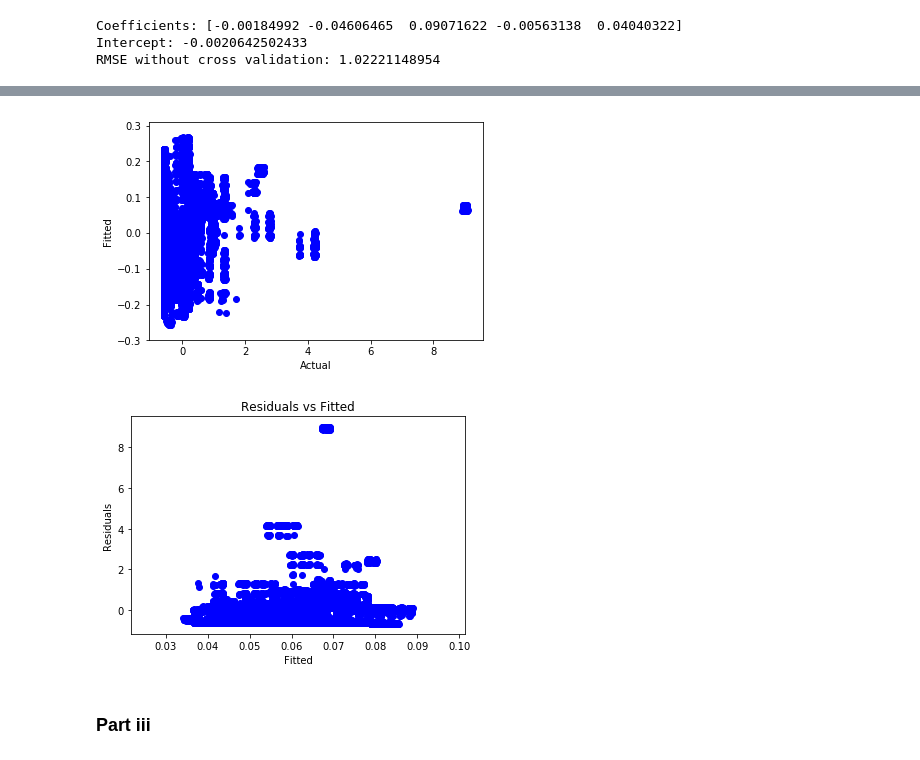
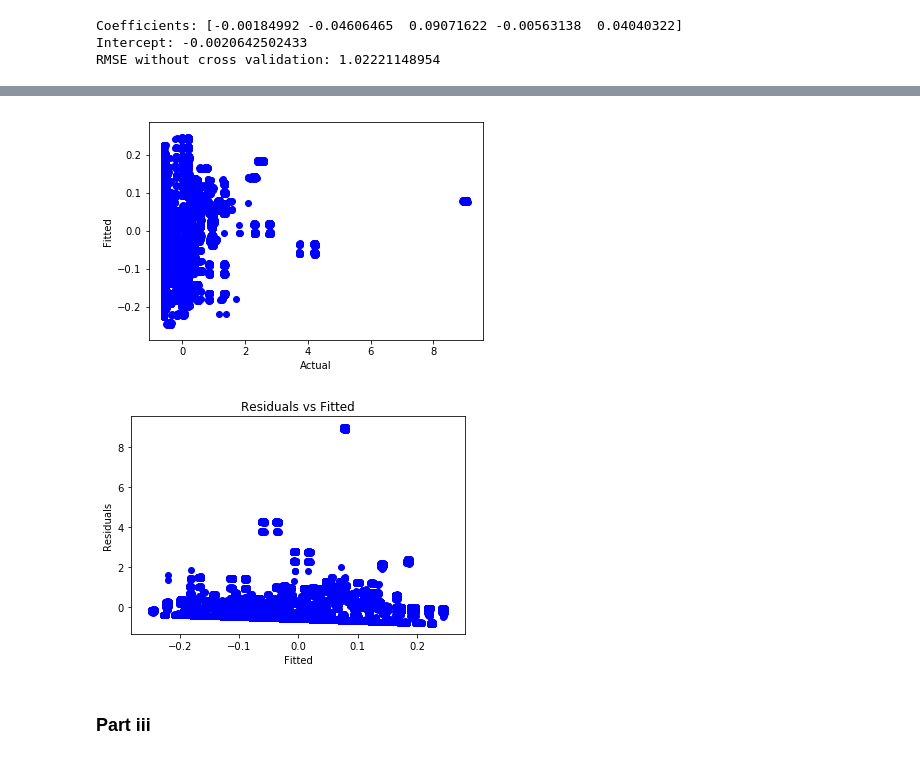
Before and after one commit to TSatyaVasanthReddy/RegressionAnalysis, a Jupyter notebook: LinearReg.ipynb, the cells around one changed output, grey strips where cells are left out. Saved outputs shown, nothing was run; the diff lists cells and outputs as text; code cells hidden in the pictures.

Commit message:
added graphs from bestmodel predictions

```diff
--- a/LinearReg.ipynb
+++ b/LinearReg.ipynb
@@ -171,0 +154,3 @@ Test RMSE :  0.959280617415
+# %%
+regressor = LinearRegression()
+tr_l,ts_l,bestModel = perform_10fold(X_new,y_new,regressor)
@@ -172,13 +175,13 @@ Test RMSE :  0.959280617415
 # %%
-predicted = cross_val_predict(regressor,X_new, y_new, cv=10)
+predicted = bestModel.predict(X_new)
 fig, ax = plt.subplots()
 ax.scatter(y_new, predicted,color='blue')
 #ax.plot([y_new.min(), y_new.max()], [y_new.min(), y_new.max()], 'k--', lw=4)
 ax.set_xlabel('Actual')
 ax.set_ylabel('Fitted')
 plt.show()
 # %% [output]
-[figure, old version]
+[figure, new version]
 # %%
 plt.title('Residuals vs Fitted')
 plt.xlabel('Fitted')
@@ -187,7 +190,7 @@ plt.scatter(predicted, y_new - predicted, color='blue', lw=1, label='residual')
 #plt.plot([y_new.min(), y_new.max()], [0,0], 'k--', lw=4)
 plt.show()
 # %% [output]
-[figure, old version]
+[figure, new version]
 # %% [markdown]
 ### Part iii
 # %%
```
Also changed, not shown: parts of 17 cells of this notebook.
